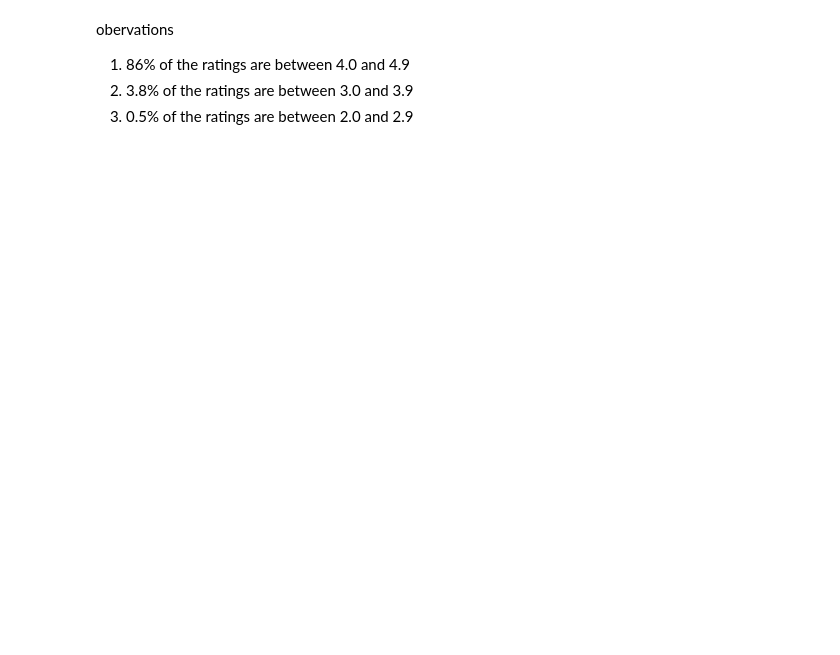
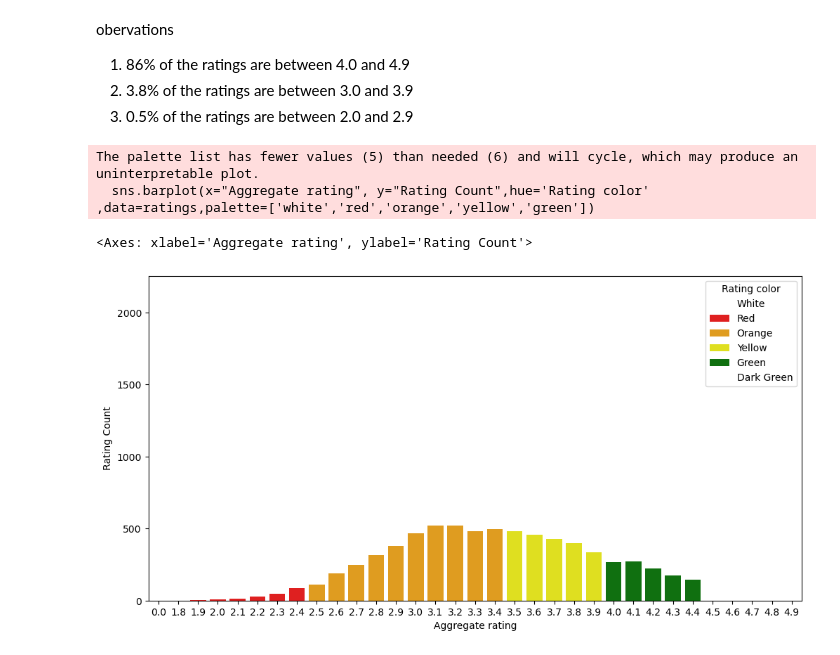
Before and after one commit to Manisha886/EDA_and_feature_engineering, a Jupyter notebook: code.ipynb, the cells around one changed output. Drawn from its saved outputs; the diff is of its cells as text; code cells hidden in the pictures; blank space fills up the shorter version.

```diff
--- a/code.ipynb
+++ b/code.ipynb
@@ -237,3 +239,10 @@ obervations
 1. 86% of the ratings are between 4.0 and 4.9
 2. 3.8% of the ratings are between 3.0 and 3.9
 3. 0.5% of the ratings are between 2.0 and 2.9
+# %%
+sns.barplot(x="Aggregate rating", y="Rating Count",hue='Rating color' ,data=ratings,palette=['white','red','orange','yellow','green'])
+# %% [output]
+The palette list has fewer values (5) than needed (6) and will cycle, which may produce an uninterpretable plot.
+  sns.barplot(x="Aggregate rating", y="Rating Count",hue='Rating color' ,data=ratings,palette=['white','red','orange','yellow','green'])
+<Axes: xlabel='Aggregate rating', ylabel='Rating Count'>
+[figure, added]
```
Also changed, not shown: parts of 19 cells of this notebook.
